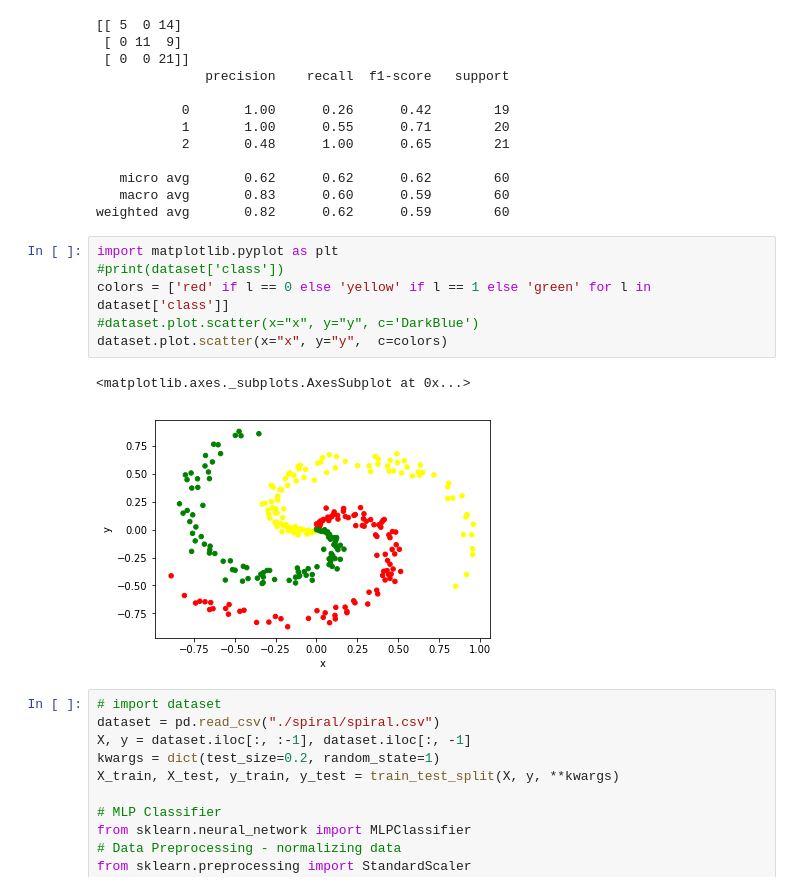
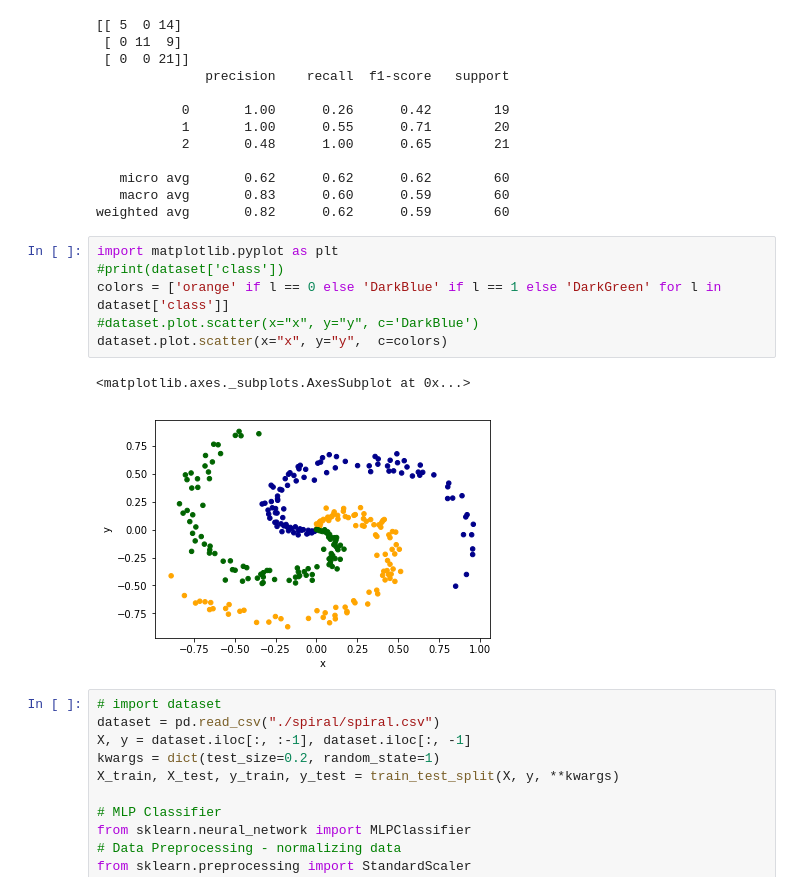
Before and after one commit to marcusgsta/machine_learning, a Jupyter notebook: A4-E.ipynb, the cells around one changed output. Saved outputs shown, nothing was run; the diff lists cells and outputs as text.

```diff
--- a/A4-E.ipynb
+++ b/A4-E.ipynb
@@ -48,12 +48,12 @@ weighted avg       0.82      0.62      0.59        60
 # %%
 import matplotlib.pyplot as plt
 #print(dataset['class'])
-colors = ['red' if l == 0 else 'yellow' if l == 1 else 'green' for l in dataset['class']]
+colors = ['orange' if l == 0 else 'DarkBlue' if l == 1 else 'DarkGreen' for l in dataset['class']]
 #dataset.plot.scatter(x="x", y="y", c='DarkBlue')
 dataset.plot.scatter(x="x", y="y",  c=colors)
 # %% [output]
 <matplotlib.axes._subplots.AxesSubplot at 0x...>
-[figure, old version]
+[figure, new version]
 # %%
 # import dataset
 dataset = pd.read_csv("./spiral/spiral.csv")
```
Also changed, not shown: 3 other files.
